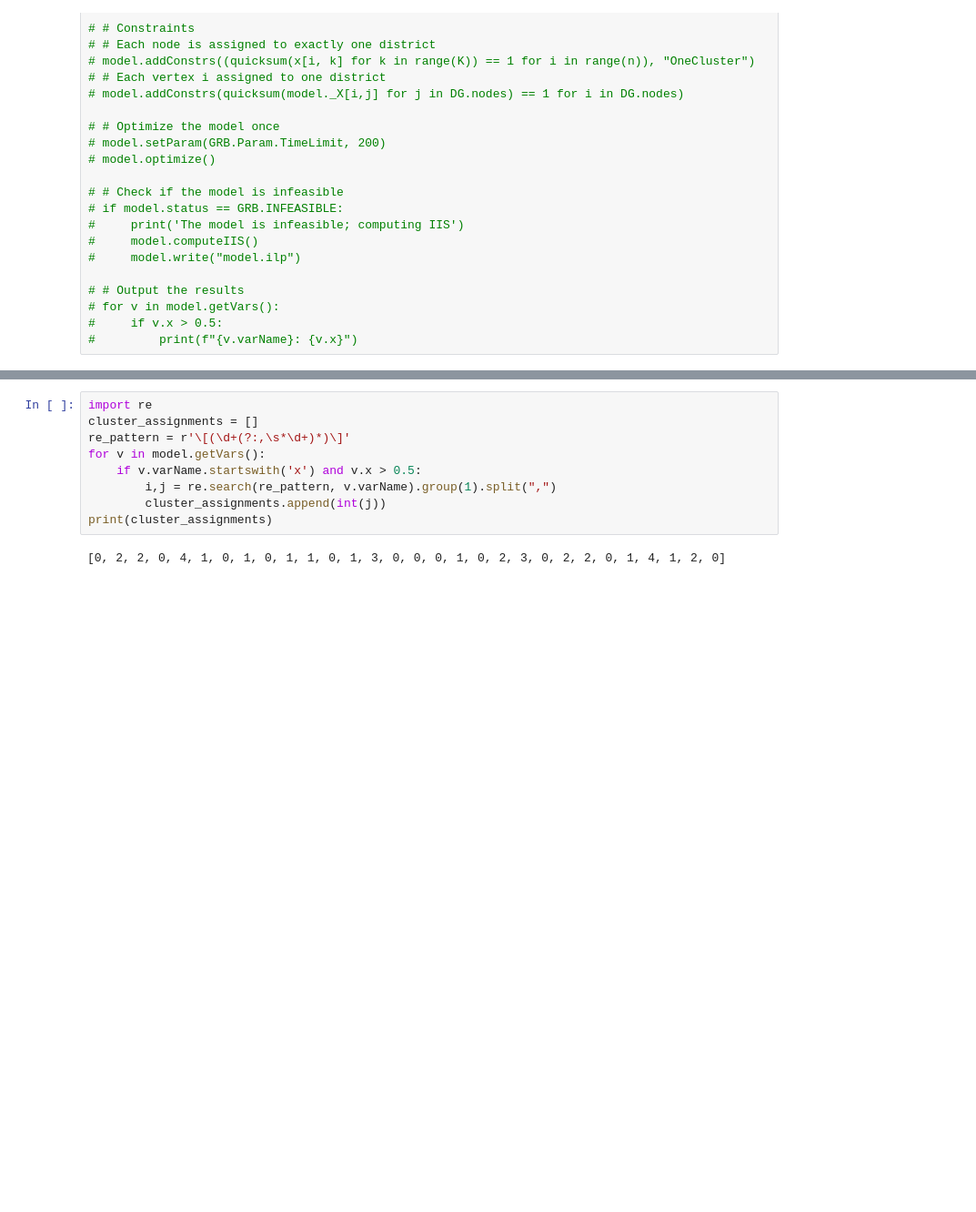
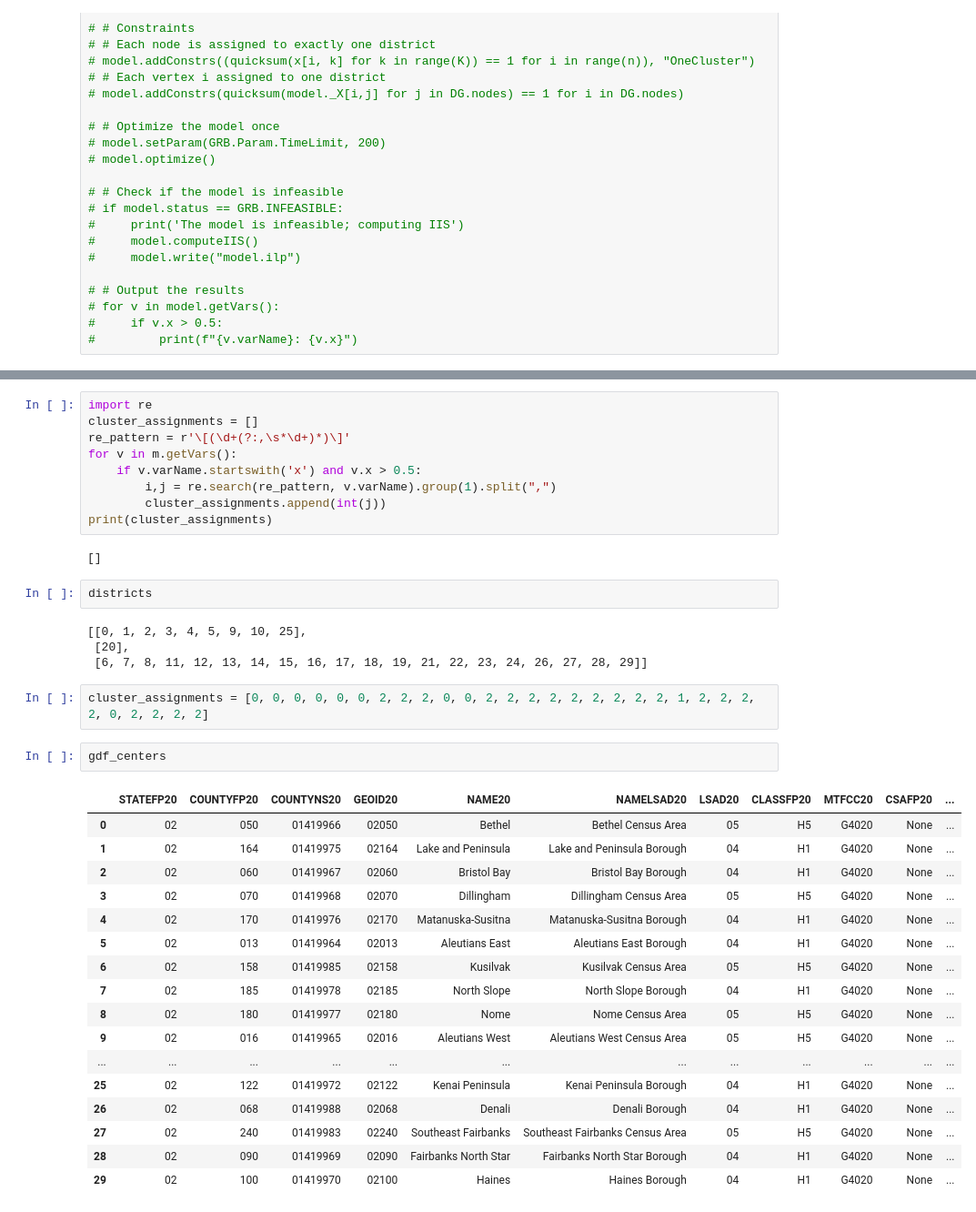
Before and after one commit to BartB99/2AMS50, a Jupyter notebook: gurobi_tests_contiguity.ipynb, the cells around one changed output, grey strips where cells are left out. Shown: that part at 91% size. Cells and saved outputs as stored; diff of their text form; blank space fills up the shorter version.

```diff
--- a/gurobi_tests_contiguity.ipynb
+++ b/gurobi_tests_contiguity.ipynb
@@ -272,13 +447,41 @@ Contiguity constraint violated in district 0
 import re
 cluster_assignments = []
 re_pattern = r'\[(\d+(?:,\s*\d+)*)\]'
-for v in model.getVars():
+for v in m.getVars():
     if v.varName.startswith('x') and v.x > 0.5:
         i,j = re.search(re_pattern, v.varName).group(1).split(",")
         cluster_assignments.append(int(j))
 print(cluster_assignments)
 # %% [output]
-[0, 2, 2, 0, 4, 1, 0, 1, 0, 1, 1, 0, 1, 3, 0, 0, 0, 1, 0, 2, 3, 0, 2, 2, 0, 1, 4, 1, 2, 0]
+[]
+# %%
+districts
+# %% [output]
+[[0, 1, 2, 3, 4, 5, 9, 10, 25],
+ [20],
+ [6, 7, 8, 11, 12, 13, 14, 15, 16, 17, 18, 19, 21, 22, 23, 24, 26, 27, 28, 29]]
+# %%
+cluster_assignments = [0, 0, 0, 0, 0, 0, 2, 2, 2, 0, 0, 2, 2, 2, 2, 2, 2, 2, 2, 2, 1, 2, 2, 2, 2, 0, 2, 2, 2, 2]
+# %%
+gdf_centers
+# %% [output]
+|  | STATEFP20 | COUNTYFP20 | COUNTYNS20 | GEOID20 | NAME20 | NAMELSAD20 | LSAD20 | CLASSFP20 | MTFCC20 | CSAFP20 | ... |
+| 0 | 02 | 050 | 01419966 | 02050 | Bethel | Bethel Census Area | 05 | H5 | G4020 | None | ... |
+| 1 | 02 | 164 | 01419975 | 02164 | Lake and Peninsula | Lake and Peninsula Borough | 04 | H1 | G4020 | None | ... |
+| 2 | 02 | 060 | 01419967 | 02060 | Bristol Bay | Bristol Bay Borough | 04 | H1 | G4020 | None | ... |
+| 3 | 02 | 070 | 01419968 | 02070 | Dillingham | Dillingham Census Area | 05 | H5 | G4020 | None | ... |
+| 4 | 02 | 170 | 01419976 | 02170 | Matanuska-Susitna | Matanuska-Susitna Borough | 04 | H1 | G4020 | None | ... |
+| 5 | 02 | 013 | 01419964 | 02013 | Aleutians East | Aleutians East Borough | 04 | H1 | G4020 | None | ... |
+| 6 | 02 | 158 | 01419985 | 02158 | Kusilvak | Kusilvak Census Area | 05 | H5 | G4020 | None | ... |
+| 7 | 02 | 185 | 01419978 | 02185 | North Slope | North Slope Borough | 04 | H1 | G4020 | None | ... |
+| 8 | 02 | 180 | 01419977 | 02180 | Nome | Nome Census Area | 05 | H5 | G4020 | None | ... |
+| 9 | 02 | 016 | 01419965 | 02016 | Aleutians West | Aleutians West Census Area | 05 | H5 | G4020 | None | ... |
+| ... | ... | ... | ... | ... | ... | ... | ... | ... | ... | ... | ... |
+| 25 | 02 | 122 | 01419972 | 02122 | Kenai Peninsula | Kenai Peninsula Borough | 04 | H1 | G4020 | None | ... |
+| 26 | 02 | 068 | 01419988 | 02068 | Denali | Denali Borough | 04 | H1 | G4020 | None | ... |
+| 27 | 02 | 240 | 01419983 | 02240 | Southeast Fairbanks | Southeast Fairbanks Census Area | 05 | H5 | G4020 | None | ... |
+| 28 | 02 | 090 | 01419969 | 02090 | Fairbanks North Star | Fairbanks North Star Borough | 04 | H1 | G4020 | None | ... |
+| 29 | 02 | 100 | 01419970 | 02100 | Haines | Haines Borough | 04 | H1 | G4020 | None | ... |
 # %%
 import geopandas as gpd
 import matplotlib.pyplot as plt
```
Also changed, not shown: parts of 9 cells of this notebook.
